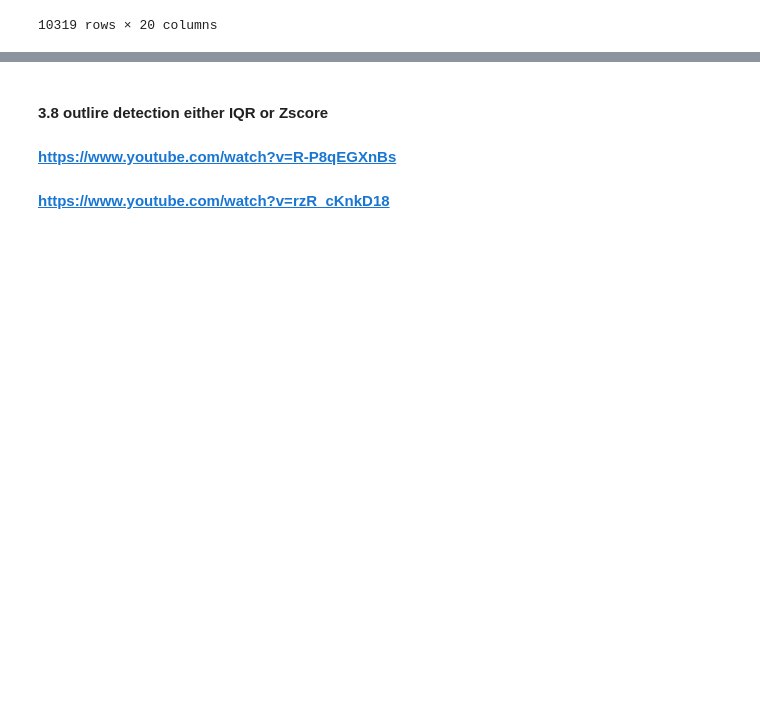
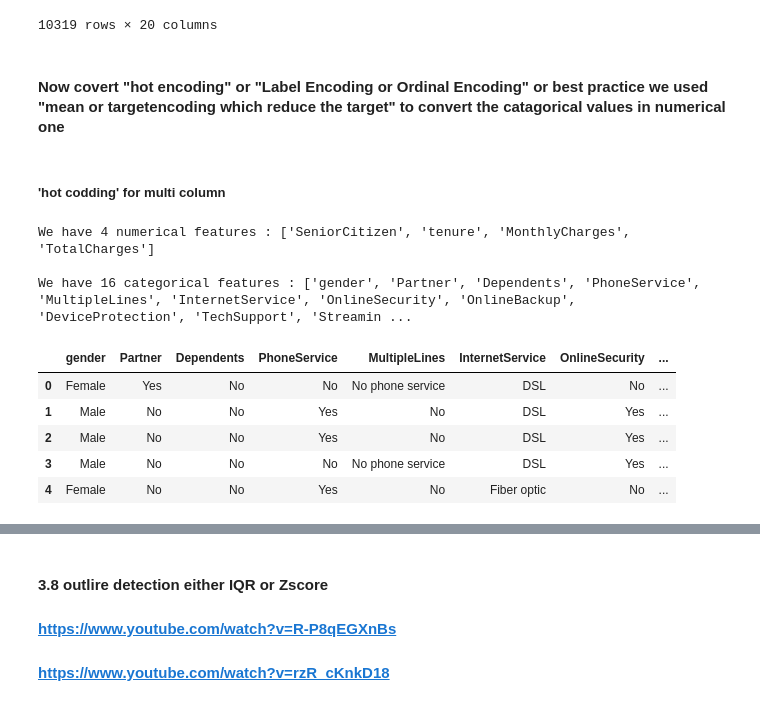
Before and after one commit to debugithub1234/update_project24, a Jupyter notebook: notebook/1 . EDA_CHURNE .ipynb, the cells around one changed output, grey strips where cells are left out. Cells and saved outputs as stored; diff of their text form; code cells hidden in the pictures; blank space fills up the shorter version.

```diff
--- a/notebook/1 . EDA_CHURNE .ipynb
+++ b/notebook/1 . EDA_CHURNE .ipynb
@@ -441,3 +443,34 @@ df
 | 10317 | Female | 0 | No | No | 36 | Yes | No | Fiber optic | ... |
 | 10318 | Female | 0 | No | No | 16 | Yes | Yes | Fiber optic | ... |
 10319 rows × 20 columns
+# %% [markdown]
+#### Now covert "hot encoding" or "Label Encoding or Ordinal Encoding" or best practice we used "mean or targetencoding which reduce the target" to convert the catagorical values in numerical one
+# %% [markdown]
+##### 'hot codding' for multi column
+# %%
+# define numerical & categorical columns
+numeric_features = [feature for feature in df.columns if df[feature].dtype != 'O']
+categorical_features = [feature for feature in df.columns if df[feature].dtype == 'O']
+
+# print columns
+print('We have {} numerical features : {}'.format(len(numeric_features), numeric_features))
+print('\nWe have {} categorical features : {}'.format(len(categorical_features), categorical_features))
+# %% [output]
+We have 4 numerical features : ['SeniorCitizen', 'tenure', 'MonthlyCharges', 'TotalCharges']
+
+We have 16 categorical features : ['gender', 'Partner', 'Dependents', 'PhoneService', 'MultipleLines', 'InternetService', 'OnlineSecurity', 'OnlineBackup', 'DeviceProtection', 'TechSupport', 'Streamin ...
+# %%
+##Creating New DataFrame
+
+
+# creating new df
+# setting columns we use
+new_df = pd.read_csv("data/WA_Fn-UseC_-Telco-Customer-Churn_new_ad.csv",usecols=categorical_features)
+new_df.head()
+# %% [output]
+|  | gender | Partner | Dependents | PhoneService | MultipleLines | InternetService | OnlineSecurity | ... |
+| 0 | Female | Yes | No | No | No phone service | DSL | No | ... |
+| 1 | Male | No | No | Yes | No | DSL | Yes | ... |
+| 2 | Male | No | No | Yes | No | DSL | Yes | ... |
+| 3 | Male | No | No | No | No phone service | DSL | Yes | ... |
+| 4 | Female | No | No | Yes | No | Fiber optic | No | ... |
```
Also changed, not shown: parts of 6 cells of this notebook.
